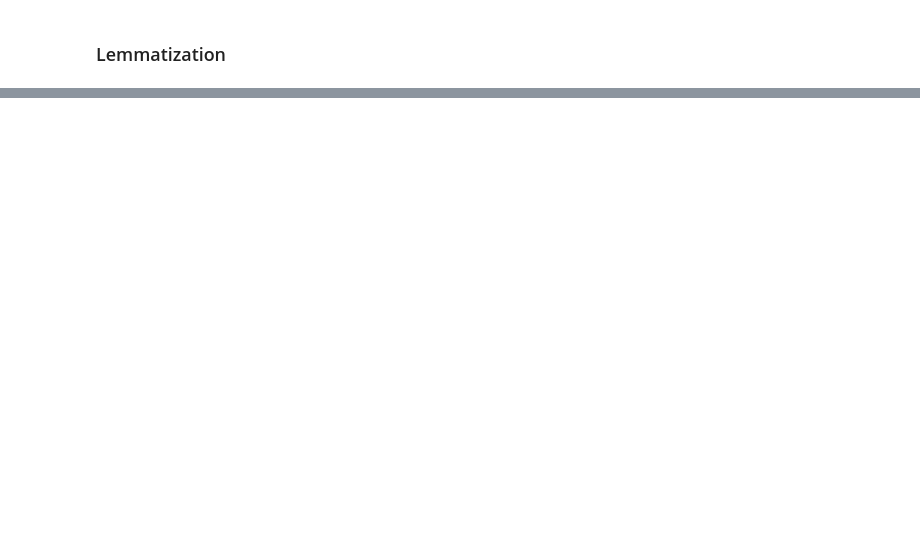
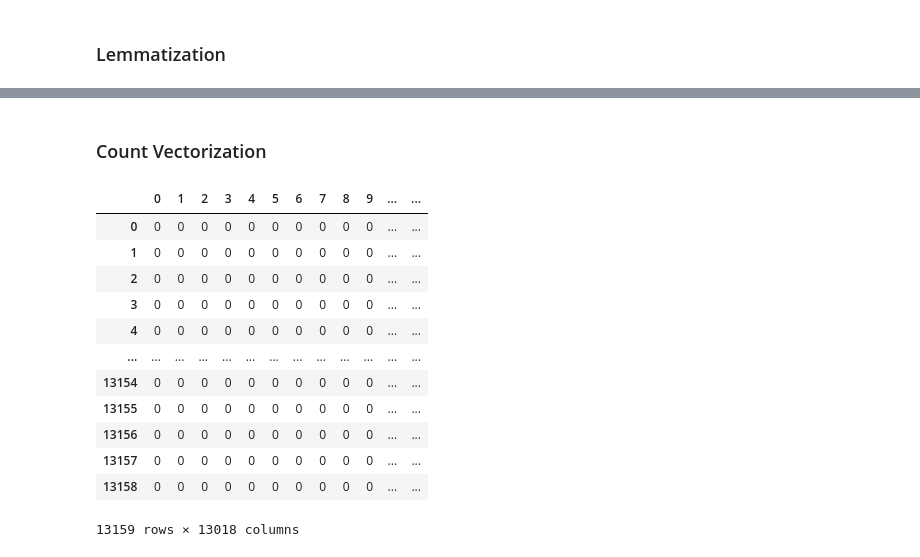
Before and after one commit to JimmyCollins/cyberbullying-datasets, a Jupyter notebook: cyberbullying-1.ipynb, the cells around one changed output, grey strips where cells are left out. Saved outputs shown, nothing was run; the diff lists cells and outputs as text; code cells hidden in the pictures; blank space fills up the shorter version.

Commit message:
Count vectorization.

```diff
--- a/cyberbullying-1.ipynb
+++ b/cyberbullying-1.ipynb
@@ -141,3 +141,30 @@ data.head()
 | 2 | 0 | Really?!?! Thanks?! haha | Really Thanks haha | [really, thanks, haha] | [really, thanks, haha] | ... |
 | 3 | 0 | ;( |  | [] | [] | ... |
 | 4 | 0 | *RAWR*? | RAWR | [rawr] | [rawr] | ... |
+# %% [markdown]
+### Count Vectorization
+# %%
+from sklearn.feature_extraction.text import CountVectorizer
+
+count_vect = CountVectorizer()
+
+x_counts = count_vect.fit_transform(data['text_message_clean'])
+#print(x_counts.shape)
+#print(count_vect.get_feature_names())
+
+x_counts_df = pd.DataFrame(x_counts.toarray())
+x_counts_df
+# %% [output]
+|  | 0 | 1 | 2 | 3 | 4 | 5 | 6 | 7 | 8 | 9 | ... | ... |
+| 0 | 0 | 0 | 0 | 0 | 0 | 0 | 0 | 0 | 0 | 0 | ... | ... |
+| 1 | 0 | 0 | 0 | 0 | 0 | 0 | 0 | 0 | 0 | 0 | ... | ... |
+| 2 | 0 | 0 | 0 | 0 | 0 | 0 | 0 | 0 | 0 | 0 | ... | ... |
+| 3 | 0 | 0 | 0 | 0 | 0 | 0 | 0 | 0 | 0 | 0 | ... | ... |
+| 4 | 0 | 0 | 0 | 0 | 0 | 0 | 0 | 0 | 0 | 0 | ... | ... |
+| ... | ... | ... | ... | ... | ... | ... | ... | ... | ... | ... | ... | ... |
+| 13154 | 0 | 0 | 0 | 0 | 0 | 0 | 0 | 0 | 0 | 0 | ... | ... |
+| 13155 | 0 | 0 | 0 | 0 | 0 | 0 | 0 | 0 | 0 | 0 | ... | ... |
+| 13156 | 0 | 0 | 0 | 0 | 0 | 0 | 0 | 0 | 0 | 0 | ... | ... |
+| 13157 | 0 | 0 | 0 | 0 | 0 | 0 | 0 | 0 | 0 | 0 | ... | ... |
+| 13158 | 0 | 0 | 0 | 0 | 0 | 0 | 0 | 0 | 0 | 0 | ... | ... |
+13159 rows × 13018 columns
```
Also changed, not shown: parts of 1 cell of this notebook.
